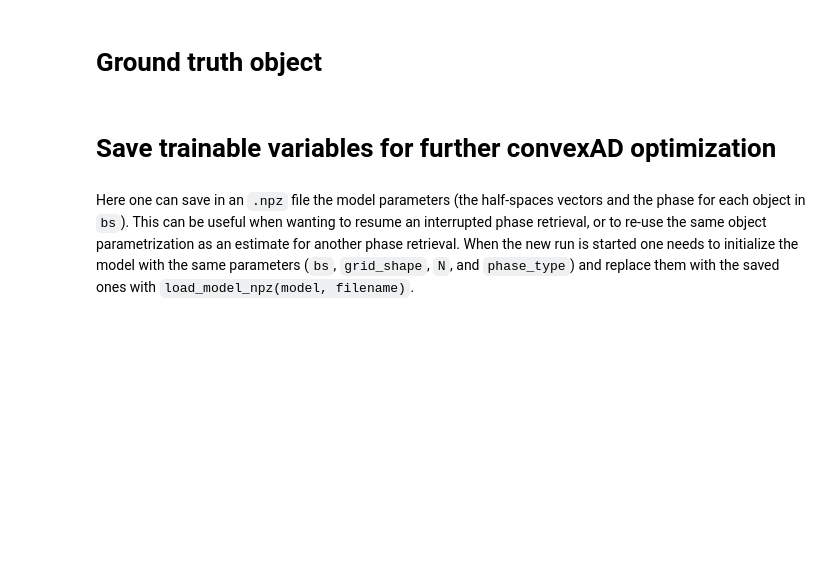
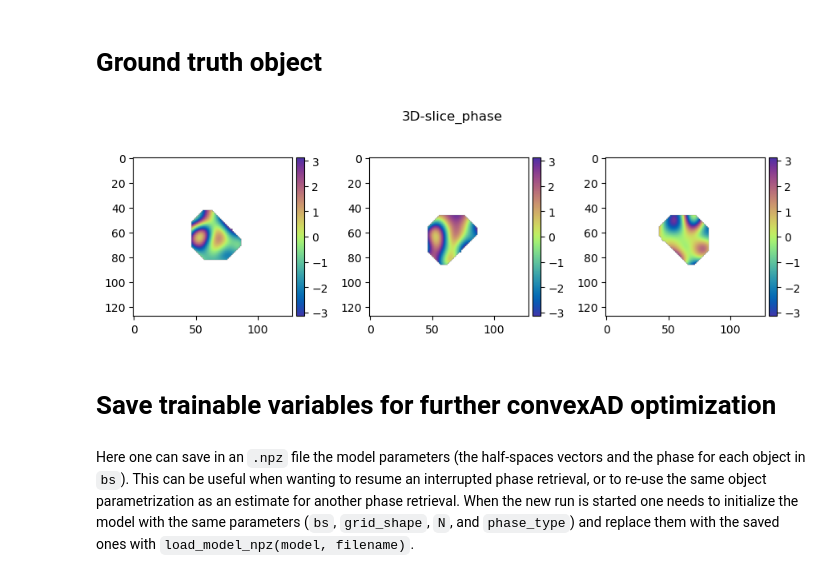
Before and after one commit to matteomasto/convexad_p9, a Jupyter notebook: notebooks/demo.ipynb, the cells around one changed output. Cells and saved outputs as stored; diff of their text form; code cells hidden in the pictures; blank space fills up the shorter version.

```diff
--- a/notebooks/demo.ipynb
+++ b/notebooks/demo.ipynb
@@ -237,8 +216,10 @@ plot_2D_slices_middle_only_phase(final_obj, fig_title='3D-slice_phase',  cmap =
 # %% [markdown]
 # Ground truth object
 # %%
-# obj_true = np.load("data_prova.npz")['obj']
-# plot_2D_slices_middle_only_phase(obj_true, fig_title='3D-slice_phase',  cmap = 'cet_CET_C9s_r', unwrap = False)
+obj_true = np.load("data_prova.npz")['obj']
+plot_2D_slices_middle_only_phase(obj_true, fig_title='3D-slice_phase',  cmap = 'cet_CET_C9s_r', unwrap = False)
+# %% [output]
+[figure, added]
 # %% [markdown]
 # Save trainable variables for further convexAD optimization
 # %% [markdown]
```
Also changed, not shown: parts of 12 cells of this notebook, 3 other files.
